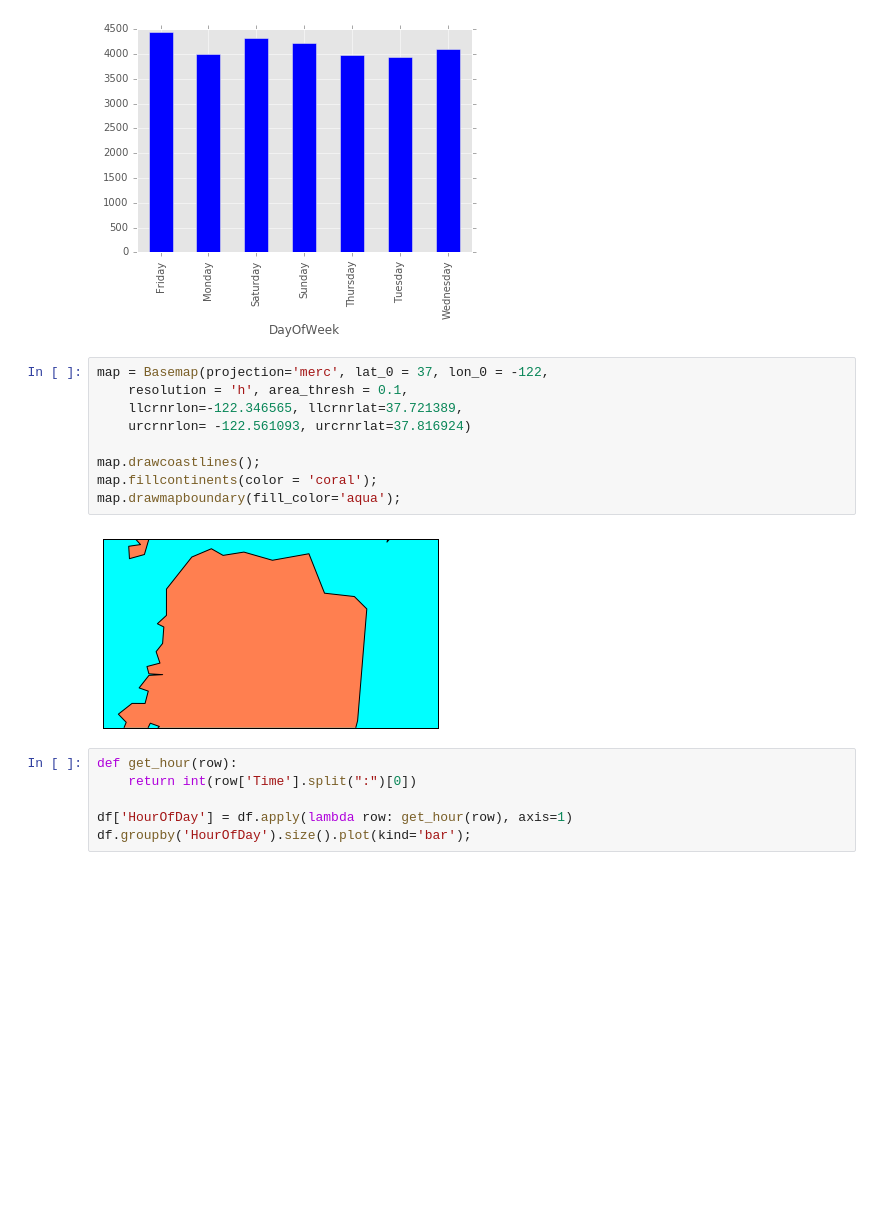
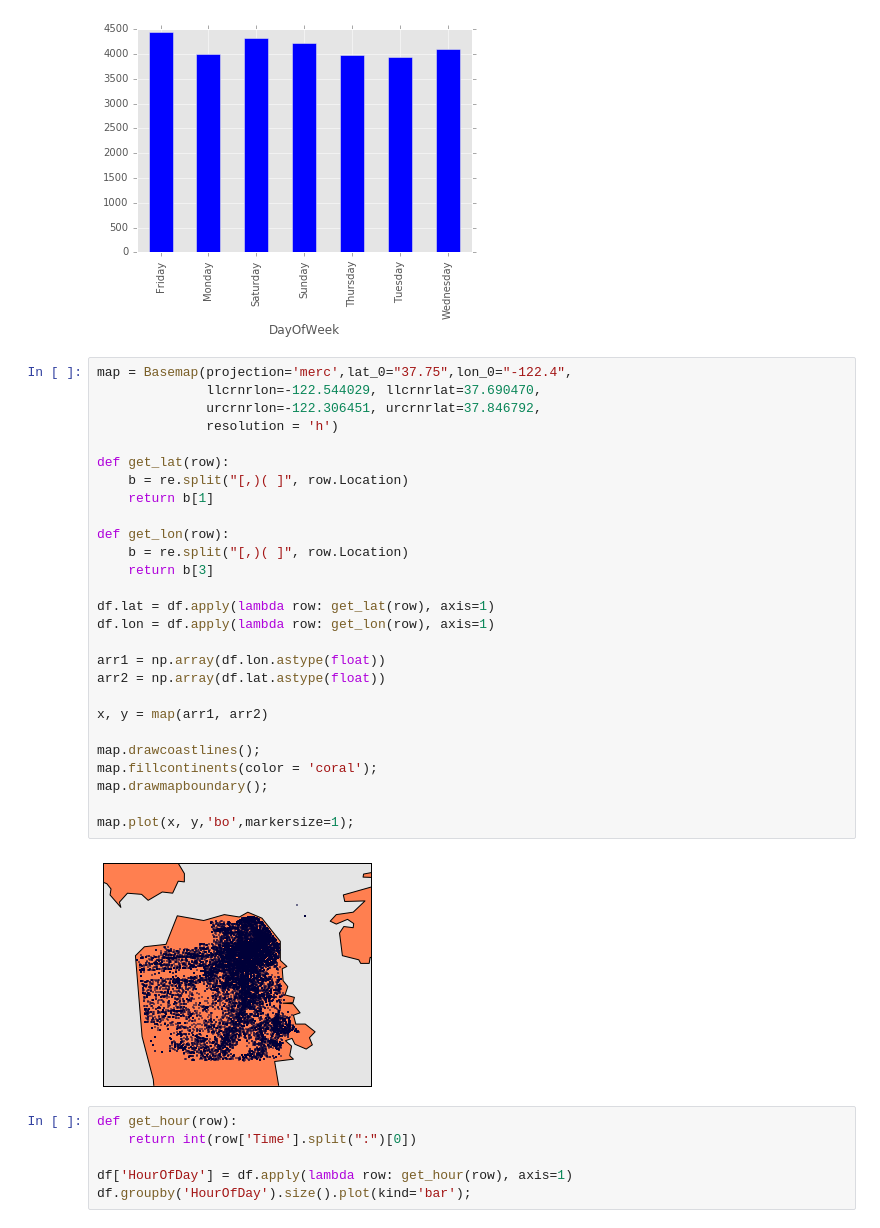
Before and after one commit to a-d-i/dssfodata, a Jupyter notebook: sfocrimeanalysis.ipynb, the cells around one changed output. Cells and saved outputs as stored; diff of their text form; blank space fills up the shorter version.

Commit message:
plots complete

```diff
--- a/sfocrimeanalysis.ipynb
+++ b/sfocrimeanalysis.ipynb
@@ -29,17 +30,35 @@ Another view into the data can be to see correlation between a day of week and t
 df.groupby('DayOfWeek').size().plot(kind='bar');
 # %% [output]
 [figure]
-# %%
-map = Basemap(projection='merc', lat_0 = 37, lon_0 = -122,
-    resolution = 'h', area_thresh = 0.1,
-    llcrnrlon=-122.346565, llcrnrlat=37.721389,
-    urcrnrlon= -122.561093, urcrnrlat=37.816924)
-
-map.drawcoastlines();
-map.fillcontinents(color = 'coral');
-map.drawmapboundary(fill_color='aqua');
-# %% [output]
-[figure, removed]
+# %%
+map = Basemap(projection='merc',lat_0="37.75",lon_0="-122.4",
+              llcrnrlon=-122.544029, llcrnrlat=37.690470,
+              urcrnrlon=-122.306451, urcrnrlat=37.846792,
+              resolution = 'h')
+
+def get_lat(row):
+    b = re.split("[,)( ]", row.Location)
+    return b[1]
+
+def get_lon(row):
+    b = re.split("[,)( ]", row.Location)
+    return b[3]
+
+df.lat = df.apply(lambda row: get_lat(row), axis=1)
+df.lon = df.apply(lambda row: get_lon(row), axis=1)
+
+arr1 = np.array(df.lon.astype(float))
+arr2 = np.array(df.lat.astype(float))
+
+x, y = map(arr1, arr2)
+
+map.drawcoastlines();
+map.fillcontinents(color = 'coral');
+map.drawmapboundary();
+
+map.plot(x, y,'bo',markersize=1);
+# %% [output]
+[figure, added]
 # %%
 def get_hour(row):
     return int(row['Time'].split(":")[0])
```
Also changed, not shown: parts of 1 cell of this notebook.
